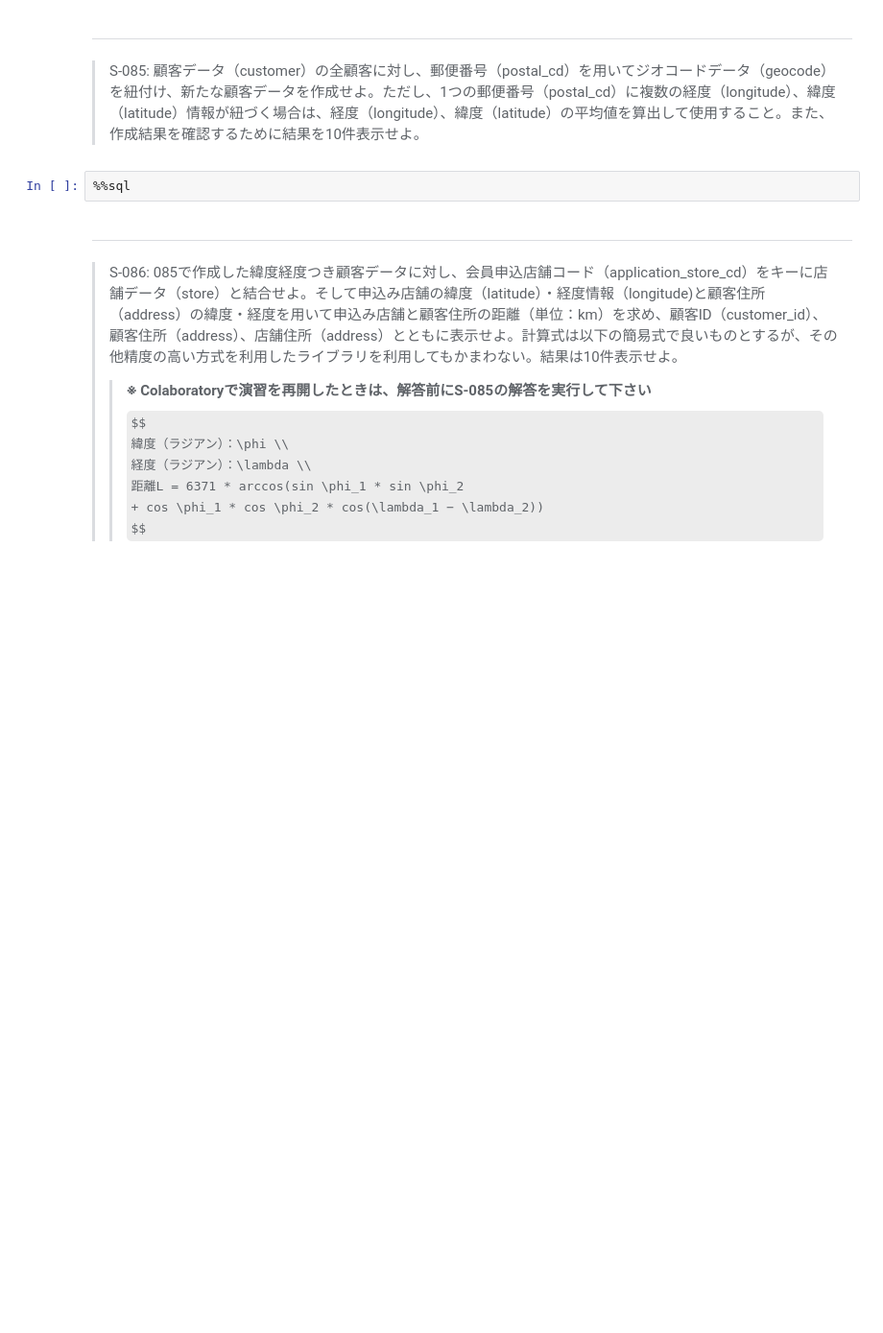
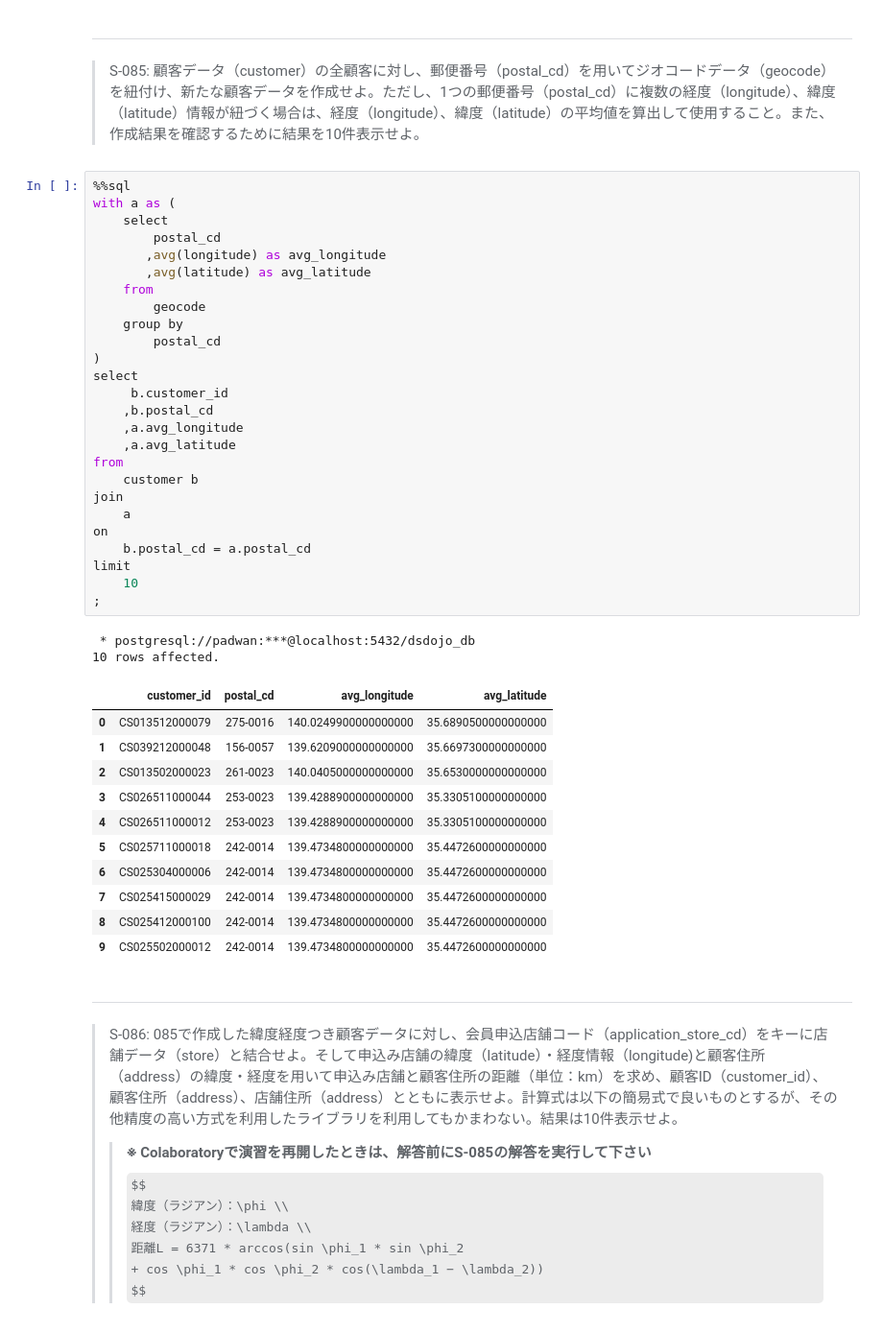
Before and after one commit to baoruiqi98120/sql, a Jupyter notebook: preprocess_knock_SQL_Colab.ipynb, the cells around one changed output. Shown at 96% size. Saved outputs shown, nothing was run; the diff lists cells and outputs as text; some formulas as TeX source; blank space fills up the shorter version.

```diff
--- a/preprocess_knock_SQL_Colab.ipynb
+++ b/preprocess_knock_SQL_Colab.ipynb
@@ -2620,8 +2648,46 @@ on
 # %% [markdown]
 ---
 > S-085: 顧客データ（customer）の全顧客に対し、郵便番号（postal_cd）を用いてジオコードデータ（geocode）を紐付け、新たな顧客データを作成せよ。ただし、1つの郵便番号（postal_cd）に複数の経度（longitude）、緯度（latitude）情報が紐づく場合は、経度（longitude）、緯度（latitude）の平均値を算出して使用すること。また、作成結果を確認するために結果を10件表示せよ。
-# %%
-%%sql
+# %%
+%%sql
+with a as (
+    select
+        postal_cd
+       ,avg(longitude) as avg_longitude
+       ,avg(latitude) as avg_latitude
+    from
+        geocode
+    group by
+        postal_cd
+)
+select
+     b.customer_id
+    ,b.postal_cd
+    ,a.avg_longitude
+    ,a.avg_latitude
+from
+    customer b
+join
+    a
+on
+    b.postal_cd = a.postal_cd
+limit
+    10
+;
+# %% [output]
+ * postgresql://padwan:***@localhost:5432/dsdojo_db
+10 rows affected.
+|  | customer_id | postal_cd | avg_longitude | avg_latitude |
+| 0 | CS013512000079 | 275-0016 | 140.0249900000000000 | 35.6890500000000000 |
+| 1 | CS039212000048 | 156-0057 | 139.6209000000000000 | 35.6697300000000000 |
+| 2 | CS013502000023 | 261-0023 | 140.0405000000000000 | 35.6530000000000000 |
+| 3 | CS026511000044 | 253-0023 | 139.4288900000000000 | 35.3305100000000000 |
+| 4 | CS026511000012 | 253-0023 | 139.4288900000000000 | 35.3305100000000000 |
+| 5 | CS025711000018 | 242-0014 | 139.4734800000000000 | 35.4472600000000000 |
+| 6 | CS025304000006 | 242-0014 | 139.4734800000000000 | 35.4472600000000000 |
+| 7 | CS025415000029 | 242-0014 | 139.4734800000000000 | 35.4472600000000000 |
+| 8 | CS025412000100 | 242-0014 | 139.4734800000000000 | 35.4472600000000000 |
+| 9 | CS025502000012 | 242-0014 | 139.4734800000000000 | 35.4472600000000000 |
 # %% [markdown]
 ---
 > S-086: 085で作成した緯度経度つき顧客データに対し、会員申込店舗コード（application_store_cd）をキーに店舗データ（store）と結合せよ。そして申込み店舗の緯度（latitude）・経度情報（longitude)と顧客住所（address）の緯度・経度を用いて申込み店舗と顧客住所の距離（単位：km）を求め、顧客ID（customer_id）、顧客住所（address）、店舗住所（address）とともに表示せよ。計算式は以下の簡易式で良いものとするが、その他精度の高い方式を利用したライブラリを利用してもかまわない。結果は10件表示せよ。
```
Also changed, not shown: parts of 9 cells of this notebook.
